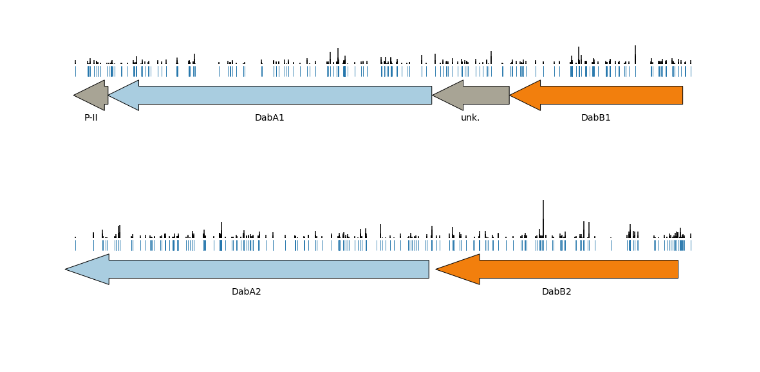
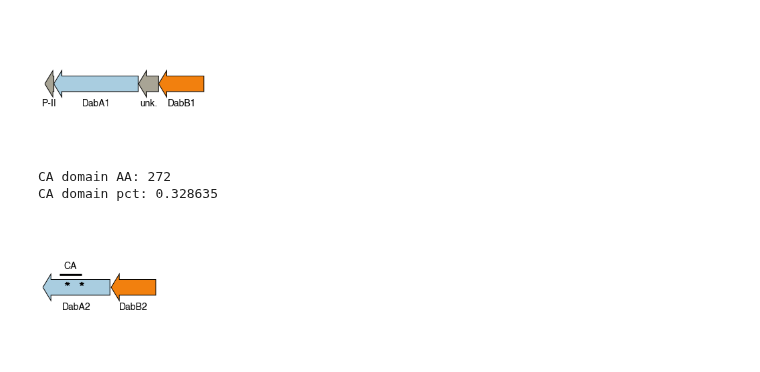
Before and after one commit to jackdesmarais/DabTransporterPaper, a Jupyter notebook: scripts/figure 3 CAFree complementation by DAB.ipynb, the cells around one changed output. Saved outputs shown, nothing was run; the diff lists cells and outputs as text; code cells hidden in the pictures.

Commit message:
checking in work from in lab today before starting at home

```diff
--- a/scripts/figure 3 CAFree complementation by DAB.ipynb
+++ b/scripts/figure 3 CAFree complementation by DAB.ipynb
@@ -82,6 +82,16 @@ gene_colors = {
     'HNEAP_RS01040': qual_palette[1],
     'HNEAP_RS05490': qual_palette[1]
 }
+# Arrow parameters
+width = 0.05
+headwidth = 0.085
+height = 1e-5
+head_scale = 0.2
+len_per_bp = 1e-4
+
+region = (983594-14000,986794+8000)
+
+length_longest_axis = (max(region)-min(region))*len_per_bp
 
 essentiality_colors = {
     'essential': qual_palette[9],
@@ -94,16 +104,13 @@ fig,ax = plt.subplots(figsize=(15, 3.5), frameon=False)
 
 plt.ylim(0, 0.4)
 region = (983594-10000,983594-4000)
+
+
 y = 0.2
 
 insert_color = qual_palette[1]
 
-# Arrow parameters
-width = 0.05
-headwidth = 0.085
-height = 1e-5
-head_scale = 0.2
-len_per_bp = 1e-4
+
 
 region_start, region_end = region
 region_length = region_end - region_start
@@ -133,46 +140,54 @@ for gene_idx in genes_in_region.index:
         genePic = matplotlib.patches.FancyArrow(
             start, y, length, 0,
             width=width, length_includes_head=True,
             head_width=headwidth, head_length=head_length, fill=True, facecolor=c)
         ax.add_artist(genePic)
         plt.text(start+length/2, y-0.07, gene_name, ha='center', fontsize=14)
     else:
         start = (gene_end - region_start) * len_per_bp
         genePic = matplotlib.patches.FancyArrow(
             start, y, -length, 0,
             width=width, length_includes_head=True,
             head_width=headwidth,
             head_length=head_length, fill=True,facecolor=c)
         ax.add_artist(genePic)
         plt.text(start-length/2, y-0.07, gene_name, ha='center', fontsize=14)
 
-poses = (insert_in_region.pos - region_start) * len_per_bp
-n_positions = len(poses)
+# poses = (insert_in_region.pos - region_start) * len_per_bp
+# n_positions = len(poses)
 
-bottoms = [y+height+headwidth/2 + 0.045]*n_positions
-tops = bottoms + (height*insert_in_region.n_total)
-plt.vlines(poses, bottoms, tops, colors='k')
+# bottoms = [y+height+headwidth/2 + 0.045]*n_positions
+# tops = bottoms + (height*insert_in_region.n_total)
+# plt.vlines(poses, bottoms, tops, colors='k')
 
-bottoms = np.array([y+height+headwidth/2+0.01]*n_positions)
-tops = bottoms + 0.03
-plt.vlines(poses, tops, bottoms, colors=insert_color, linewidth=0.75)
+# bottoms = np.array([y+height+headwidth/2+0.01]*n_positions)
+# tops = bottoms + 0.03
+# plt.vlines(poses, tops, bottoms, colors=insert_color, linewidth=0.75)
 
 # print(dict(zip(genes_in_region.locusId, genes_in_region.desc)))
 ax.xaxis.set_visible(False)
 ax.yaxis.set_visible(False)
 ax.spines['right'].set_visible(False)
 ax.spines['top'].set_visible(False)
 ax.spines['left'].set_visible(False)
 ax.spines['bottom'].set_visible(False)
+plt.xlim(0,length_longest_axis)
 plt.tight_layout()
 
-plt.savefig('fig3/fig3A_Dab1.eps', format='eps', bbox_inches='tight')
+plt.savefig('fig3/fig3A_sub2.eps', format='eps', bbox_inches='tight')
 plt.show()
 # %% [output]
-[figure, old version]
+[figure, new version]
 # %%
 # Dab2 operon
 fig,ax = plt.subplots(figsize=(15, 3.5), frameon=False)
+
+homology_tasser = [x*3*len_per_bp for x in [351,353,524,539]]
+homology_phyre_and_tasser = [517,623,351,353,524,539]
+homology_AA = [max(homology_phyre_and_tasser),min(homology_phyre_and_tasser)]
+print('CA domain AA: %d'%(homology_AA[0]-homology_AA[1]))
+homology_bp = [x*3 for x in homology_AA]
+homology_distance = [x*len_per_bp for x in homology_bp]
 
 plt.ylim(0, 0.4)
 region = (216936, 219419+1800)
@@ -227,17 +242,24 @@ for gene_idx in genes_in_region.index:
             head_length=head_length, fill=True,facecolor=c)
         ax.add_artist(genePic)
         plt.text(start-length/2, y-0.07, gene_name, ha='center', fontsize=14)
+    if gene_name == 'DabA2':
+        plt.hlines(y+0.04,start-homology_distance[0],start-homology_distance[1],lw=3)
+        mean = (homology_distance[1]+homology_distance[0])/2
+        print('CA domain pct: %f'%((homology_bp[0]-homology_bp[1])/gene_length))
+        plt.text(start-mean, y+0.06, 'CA', ha='center', fontsize=14)
+        for site in homology_tasser:
+            plt.text(start-site, y, '*',va='center', ha='center', fontsize=20)
 
-poses = (insert_in_region.pos - region_start) * len_per_bp
-n_positions = len(poses)
+# poses = (insert_in_region.pos - region_start) * len_per_bp
+# n_positions = len(poses)
 
-bottoms = [y+height+headwidth/2 + 0.045]*n_positions
-tops = bottoms + (height*insert_in_region.n_total)
-plt.vlines(poses, bottoms, tops, colors='k')
+# bottoms = [y+height+headwidth/2 + 0.045]*n_positions
+# tops = bottoms + (height*insert_in_region.n_total)
+# plt.vlines(poses, bottoms, tops, colors='k')
 
-bottoms = np.array([y+height+headwidth/2+0.01]*n_positions)
-tops = bottoms + 0.03
-plt.vlines(poses, tops, bottoms, colors=insert_color, linewidth=0.75)
+# bottoms = np.array([y+height+headwidth/2+0.01]*n_positions)
+# tops = bottoms + 0.03
+# plt.vlines(poses, tops, bottoms, colors=insert_color, linewidth=0.75)
 
 # print(dict(zip(genes_in_region.locusId, genes_in_region.desc)))
 ax.xaxis.set_visible(False)
@@ -246,12 +268,15 @@ ax.spines['right'].set_visible(False)
 ax.spines['top'].set_visible(False)
 ax.spines['left'].set_visible(False)
 ax.spines['bottom'].set_visible(False)
+plt.xlim(0,length_longest_axis)
 plt.tight_layout()
 
-plt.savefig('fig3/fig3A_Dab1.eps', format='eps', bbox_inches='tight')
+plt.savefig('fig3/fig3A_sub1.eps', format='eps', bbox_inches='tight')
 plt.show()
 # %% [output]
+CA domain AA: 272
+CA domain pct: 0.328635
-[figure, old version]
+[figure, new version]
 # %%
 def prepAndNormalize(ps,timecourse,cutoffTime):
     blanked = timecourse.blank()
```
Also changed, not shown: parts of 4 cells of this notebook, 20 other files.
